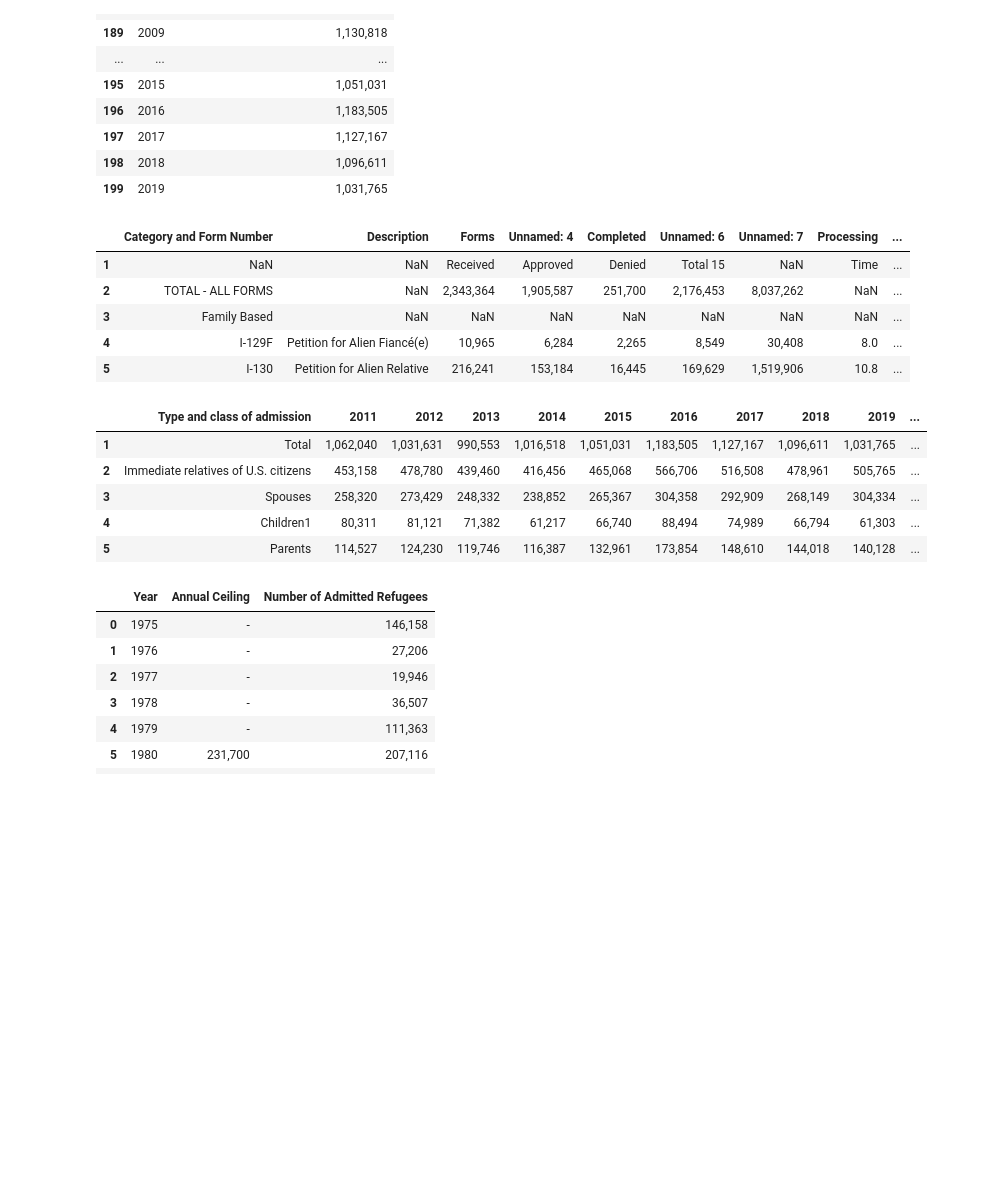
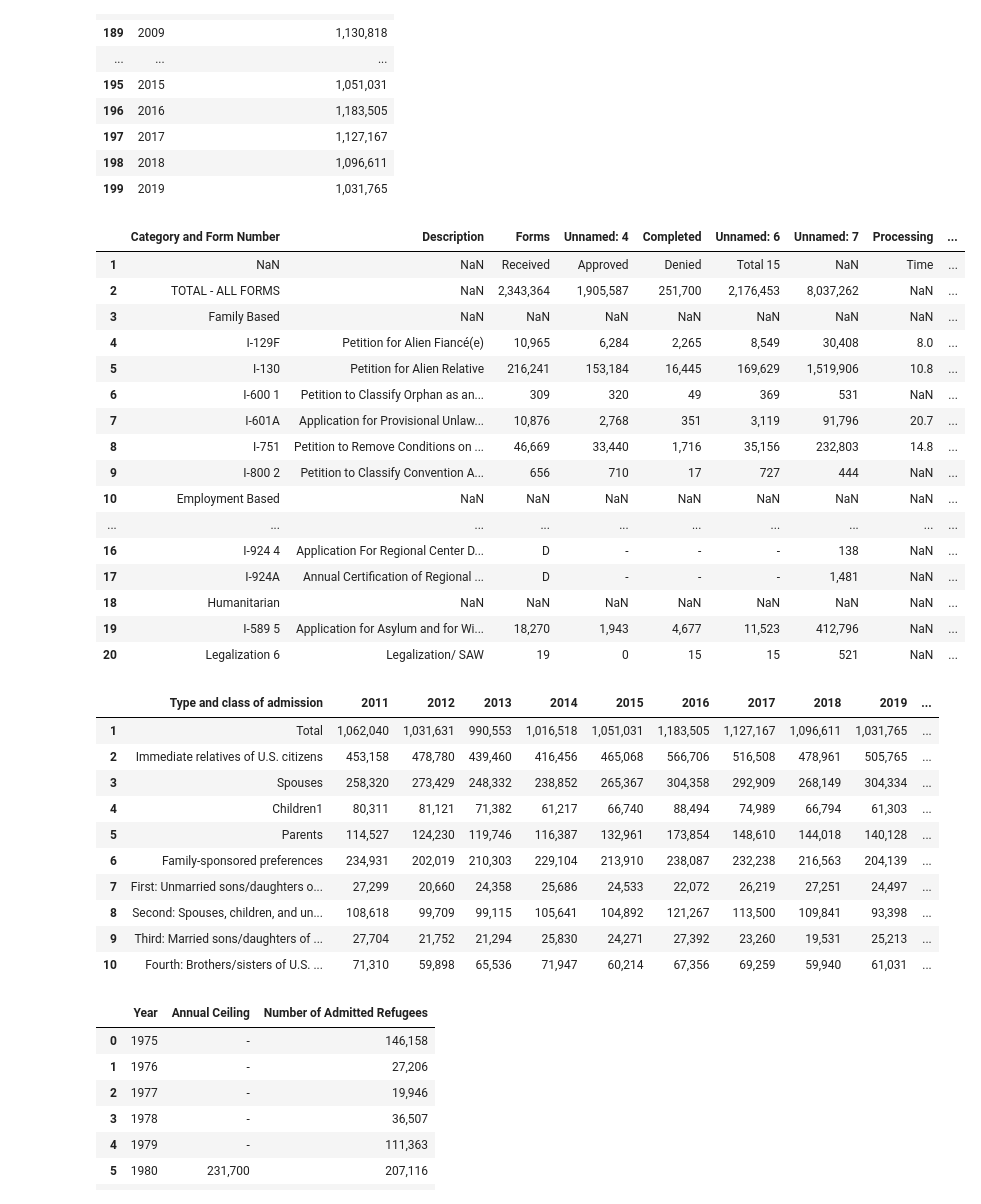
Before and after one commit to halabi93/Immigration-Data-Analysis, a Jupyter notebook: ImmigrantData.ipynb, the cells around one changed output. Drawn from its saved outputs; the diff is of its cells as text; code cells hidden in the pictures; blank space fills up the shorter version.

```diff
--- a/ImmigrantData.ipynb
+++ b/ImmigrantData.ipynb
@@ -128,24 +128,37 @@ ann_perm_res.tail(20)
 | 198 | 2018 | 1,096,611 |
 | 199 | 2019 | 1,031,765 |
 # %%
+#Fiscal year 2021, Q4 / furthest right, fiscal ytd
+
 data_file3 = os.path.join("resources", "Form type Status.csv")
 form_type = pd.read_csv(data_file3)
 form_type = form_type.iloc[1: , 1: ]
 
-form_type.head()
+form_type.head(20)
 # %% [output]
 |  | Category and Form Number | Description | Forms | Unnamed: 4 | Completed | Unnamed: 6 | Unnamed: 7 | Processing | ... |
 | 1 | NaN | NaN | Received | Approved | Denied | Total 15 | NaN | Time | ... |
 | 2 | TOTAL - ALL FORMS | NaN | 2,343,364 | 1,905,587 | 251,700 | 2,176,453 | 8,037,262 | NaN | ... |
 | 3 | Family Based | NaN | NaN | NaN | NaN | NaN | NaN | NaN | ... |
 | 4 | I-129F | Petition for Alien Fiancé(e) | 10,965 | 6,284 | 2,265 | 8,549 | 30,408 | 8.0 | ... |
 | 5 | I-130 | Petition for Alien Relative | 216,241 | 153,184 | 16,445 | 169,629 | 1,519,906 | 10.8 | ... |
+| 6 | I-600 1 | Petition to Classify Orphan as an... | 309 | 320 | 49 | 369 | 531 | NaN | ... |
+| 7 | I-601A | Application for Provisional Unlaw... | 10,876 | 2,768 | 351 | 3,119 | 91,796 | 20.7 | ... |
+| 8 | I-751 | Petition to Remove Conditions on ... | 46,669 | 33,440 | 1,716 | 35,156 | 232,803 | 14.8 | ... |
+| 9 | I-800 2 | Petition to Classify Convention A... | 656 | 710 | 17 | 727 | 444 | NaN | ... |
+| 10 | Employment Based | NaN | NaN | NaN | NaN | NaN | NaN | NaN | ... |
+| ... | ... | ... | ... | ... | ... | ... | ... | ... | ... |
+| 16 | I-924 4 | Application For Regional Center D... | D | - | - | - | 138 | NaN | ... |
+| 17 | I-924A | Annual Certification of Regional ... | D | - | - | - | 1,481 | NaN | ... |
+| 18 | Humanitarian | NaN | NaN | NaN | NaN | NaN | NaN | NaN | ... |
+| 19 | I-589 5 | Application for Asylum and for Wi... | 18,270 | 1,943 | 4,677 | 11,523 | 412,796 | NaN | ... |
+| 20 | Legalization 6 | Legalization/ SAW | 19 | 0 | 15 | 15 | 521 | NaN | ... |
 # %%
 data_file4 = os.path.join("resources", "Lawful Permanent Status.csv")
 perm_status = pd.read_csv(data_file4)
 perm_status = perm_status.iloc[1: , 1: ]
 
-perm_status.head()
+perm_status.head(10)
 # %% [output]
 |  | Type and class of admission | 2011 | 2012 | 2013 | 2014 | 2015 | 2016 | 2017 | 2018 | 2019 | ... |
 | 1 | Total | 1,062,040 | 1,031,631 | 990,553 | 1,016,518 | 1,051,031 | 1,183,505 | 1,127,167 | 1,096,611 | 1,031,765 | ... |
@@ -153,6 +166,11 @@ perm_status.head()
 | 3 | Spouses | 258,320 | 273,429 | 248,332 | 238,852 | 265,367 | 304,358 | 292,909 | 268,149 | 304,334 | ... |
 | 4 | Children1 | 80,311 | 81,121 | 71,382 | 61,217 | 66,740 | 88,494 | 74,989 | 66,794 | 61,303 | ... |
 | 5 | Parents | 114,527 | 124,230 | 119,746 | 116,387 | 132,961 | 173,854 | 148,610 | 144,018 | 140,128 | ... |
+| 6 | Family-sponsored preferences | 234,931 | 202,019 | 210,303 | 229,104 | 213,910 | 238,087 | 232,238 | 216,563 | 204,139 | ... |
+| 7 | First: Unmarried sons/daughters o... | 27,299 | 20,660 | 24,358 | 25,686 | 24,533 | 22,072 | 26,219 | 27,251 | 24,497 | ... |
+| 8 | Second: Spouses, children, and un... | 108,618 | 99,709 | 99,115 | 105,641 | 104,892 | 121,267 | 113,500 | 109,841 | 93,398 | ... |
+| 9 | Third: Married sons/daughters of ... | 27,704 | 21,752 | 21,294 | 25,830 | 24,271 | 27,392 | 23,260 | 19,531 | 25,213 | ... |
+| 10 | Fourth: Brothers/sisters of U.S. ... | 71,310 | 59,898 | 65,536 | 71,947 | 60,214 | 67,356 | 69,259 | 59,940 | 61,031 | ... |
 # %%
 data_file5 = os.path.join("resources", "Refugee Admissions.csv")
 refugee_admit = pd.read_csv(data_file5)
```
Also changed, not shown: parts of 1 cell of this notebook.
